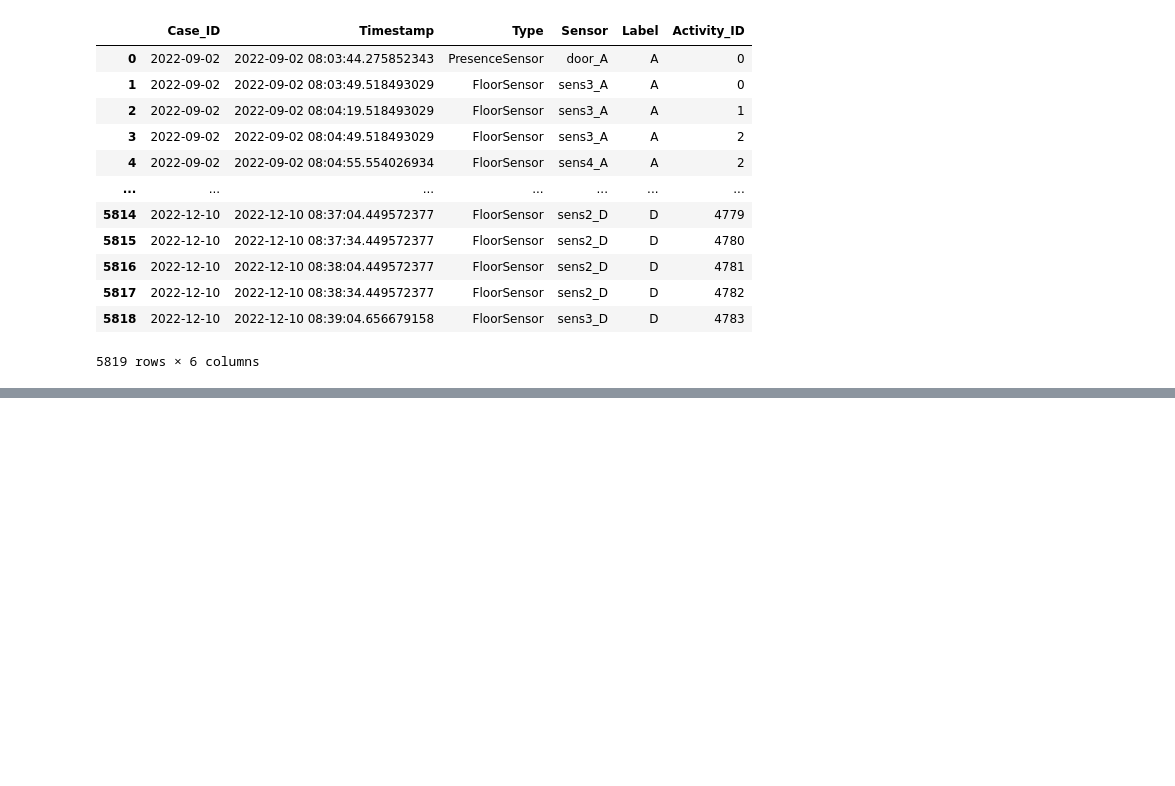
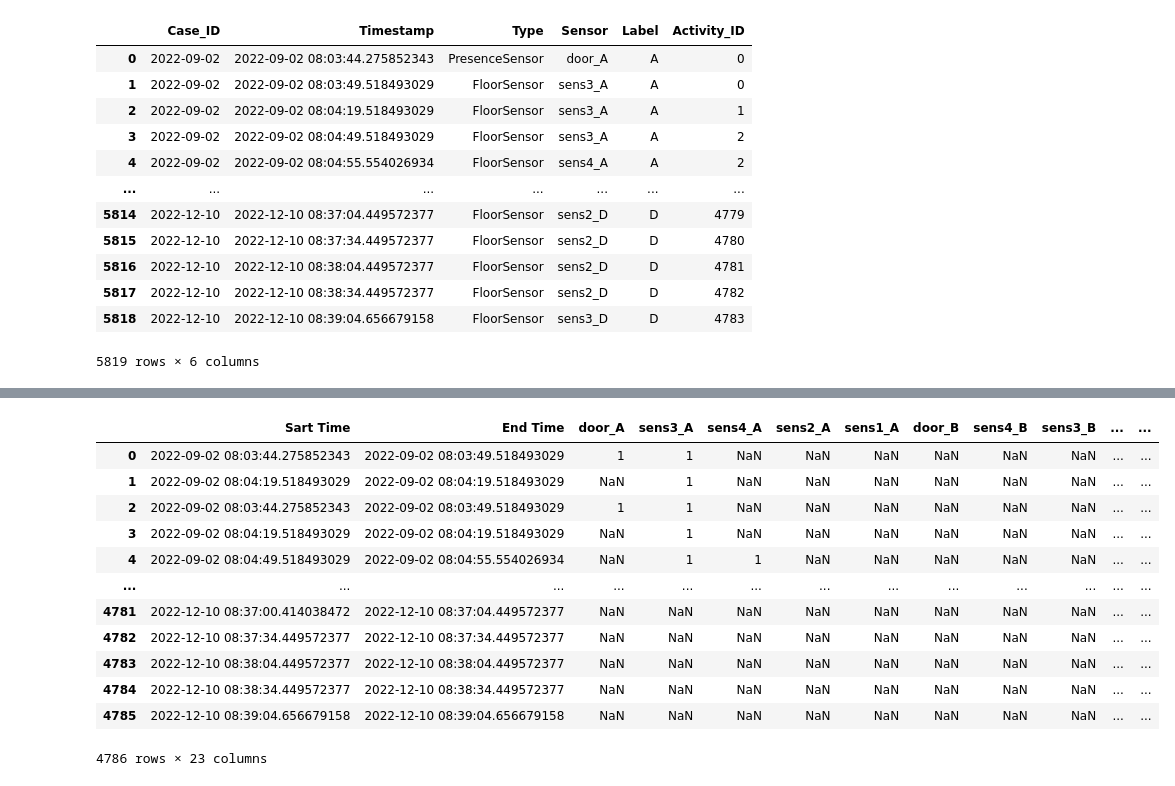
Before and after one commit to gemmadifederico/VIOLA, a Jupyter notebook: Experiments - Linac/normal/LogPreprocessing - Windowing.ipynb, the cells around one changed output, grey strips where cells are left out. Cells and saved outputs as stored; diff of their text form; code cells hidden in the pictures; blank space fills up the shorter version.

```diff
--- a/Experiments - Linac/normal/LogPreprocessing - Windowing.ipynb
+++ b/Experiments - Linac/normal/LogPreprocessing - Windowing.ipynb
@@ -128,30 +129,24 @@ out
 # Save the file
 out.to_csv("Ltrain_windowed_labeled.csv", index=False)
 # %%
-columns = ["Timestamp"] + out.Sensor.unique().tolist() + ["Label"]
+columns = ["Sart Time", "End Time"] + out.Sensor.unique().tolist() + ["Label"]
 labeled_senseData = pd.DataFrame(columns=columns)
 # %%
-# Transpose the log and create a row for each activation, incrementing the counter each time
+# Transpose the log and create a row for each group
 grouped = out.groupby("Activity_ID")
 i = 0
 for a, group in grouped:
     group = group.reset_index()
-    counter = {}
+    newrow = {}
+    newrow["Sart Time"] = group.iloc[0]["Timestamp"]
+    newrow["End Time"] = group.iloc[-1]["Timestamp"]
+    newrow["Label"] = group.iloc[0]["Label"]
     for ind, el in group.iterrows():
-        newrow = {}
-        newrow["Timestamp"] = el["Timestamp"]
-        newrow["Label"] = el["Label"]
-        # print(counter)
-        if el["Sensor"] in counter:
-            counter[el["Sensor"]] = counter[el["Sensor"]]+1
-        else:
-            counter[el["Sensor"]] =1
-        for k, v in counter.items():
-            newrow[k] = v
-        tempp = pd.DataFrame([newrow])
-        labeled_senseData = pd.concat([labeled_senseData, tempp], ignore_index=True)
+        newrow[el["Sensor"]] = 1
+    labeled_senseData = labeled_senseData.append(newrow, ignore_index = True)
     i +=1
     # if(i==2):
-    #      break
+    #     break
 # print(labeled_senseData)
 labeled_senseData
+# %% [output]
@@ -158,3 +170,16 @@ labeled_senseData
+|  | Sart Time | End Time | door_A | sens3_A | sens4_A | sens2_A | sens1_A | door_B | sens4_B | sens3_B | ... | ... |
+| 0 | 2022-09-02 08:03:44.275852343 | 2022-09-02 08:03:49.518493029 | 1 | 1 | NaN | NaN | NaN | NaN | NaN | NaN | ... | ... |
+| 1 | 2022-09-02 08:04:19.518493029 | 2022-09-02 08:04:19.518493029 | NaN | 1 | NaN | NaN | NaN | NaN | NaN | NaN | ... | ... |
+| 2 | 2022-09-02 08:03:44.275852343 | 2022-09-02 08:03:49.518493029 | 1 | 1 | NaN | NaN | NaN | NaN | NaN | NaN | ... | ... |
+| 3 | 2022-09-02 08:04:19.518493029 | 2022-09-02 08:04:19.518493029 | NaN | 1 | NaN | NaN | NaN | NaN | NaN | NaN | ... | ... |
+| 4 | 2022-09-02 08:04:49.518493029 | 2022-09-02 08:04:55.554026934 | NaN | 1 | 1 | NaN | NaN | NaN | NaN | NaN | ... | ... |
+| ... | ... | ... | ... | ... | ... | ... | ... | ... | ... | ... | ... | ... |
+| 4781 | 2022-12-10 08:37:00.414038472 | 2022-12-10 08:37:04.449572377 | NaN | NaN | NaN | NaN | NaN | NaN | NaN | NaN | ... | ... |
+| 4782 | 2022-12-10 08:37:34.449572377 | 2022-12-10 08:37:34.449572377 | NaN | NaN | NaN | NaN | NaN | NaN | NaN | NaN | ... | ... |
+| 4783 | 2022-12-10 08:38:04.449572377 | 2022-12-10 08:38:04.449572377 | NaN | NaN | NaN | NaN | NaN | NaN | NaN | NaN | ... | ... |
+| 4784 | 2022-12-10 08:38:34.449572377 | 2022-12-10 08:38:34.449572377 | NaN | NaN | NaN | NaN | NaN | NaN | NaN | NaN | ... | ... |
+| 4785 | 2022-12-10 08:39:04.656679158 | 2022-12-10 08:39:04.656679158 | NaN | NaN | NaN | NaN | NaN | NaN | NaN | NaN | ... | ... |
+4786 rows × 23 columns
 # %%
 # Save the file
 labeled_senseData.to_csv("Ltrain_labeled_trans.csv", index=False)
```
Also changed, not shown: parts of 2 cells of this notebook, 1 other file.
